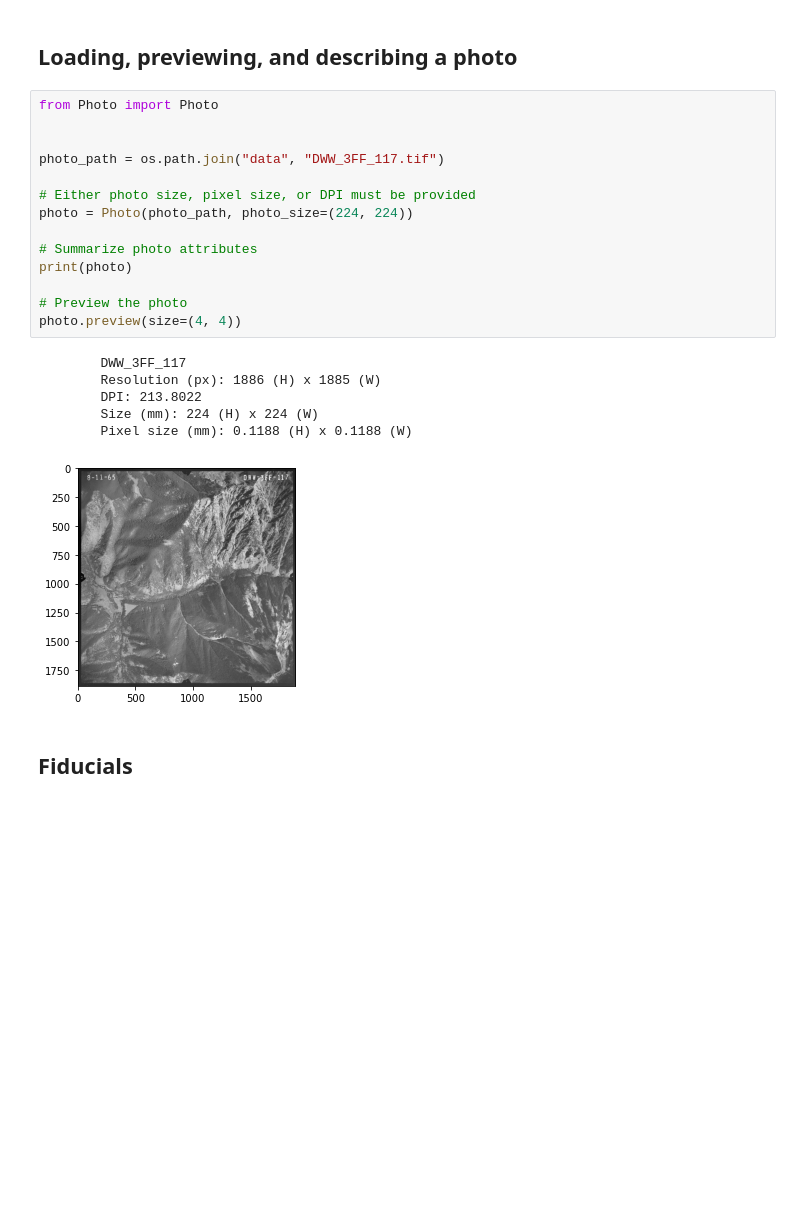
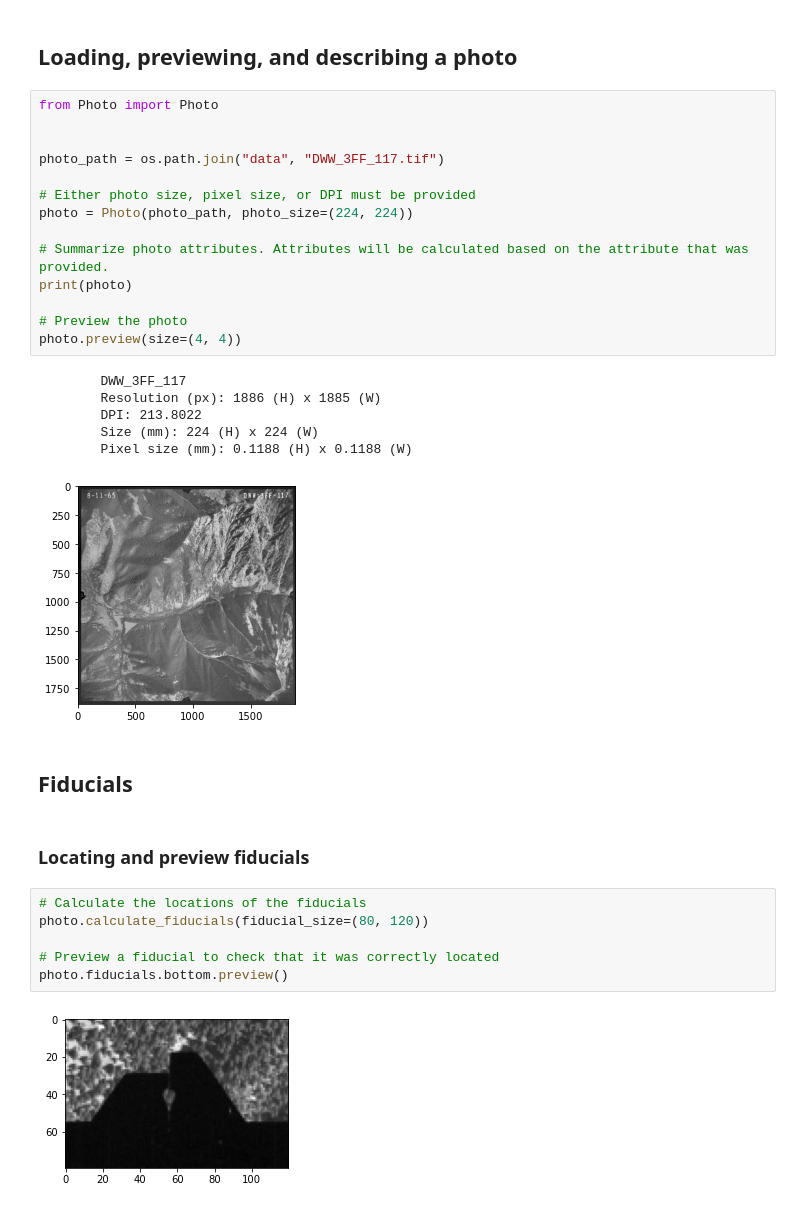
Before and after one commit to aazuspan/aerio, a Jupyter notebook: example.ipynb, the cells around one changed output. Cells and saved outputs as stored; diff of their text form; blank space fills up the shorter version.

```diff
--- a/example.ipynb
+++ b/example.ipynb
@@ -17,7 +17,7 @@ photo_path = os.path.join("data", "DWW_3FF_117.tif")
 # Either photo size, pixel size, or DPI must be provided
 photo = Photo(photo_path, photo_size=(224, 224))
 
-# Summarize photo attributes
+# Summarize photo attributes. Attributes will be calculated based on the attribute that was provided.
 print(photo)
 
 # Preview the photo
@@ -31,3 +31,13 @@ photo.preview(size=(4, 4))
 [figure]
 # %% [markdown]
 ## Fiducials
+# %% [markdown]
+### Locating and preview fiducials
+# %%
+# Calculate the locations of the fiducials
+photo.calculate_fiducials(fiducial_size=(80, 120))
+
+# Preview a fiducial to check that it was correctly located
+photo.fiducials.bottom.preview()
+# %% [output]
+[figure, added]
```
Also changed, not shown: parts of 3 cells of this notebook, 3 other files.
